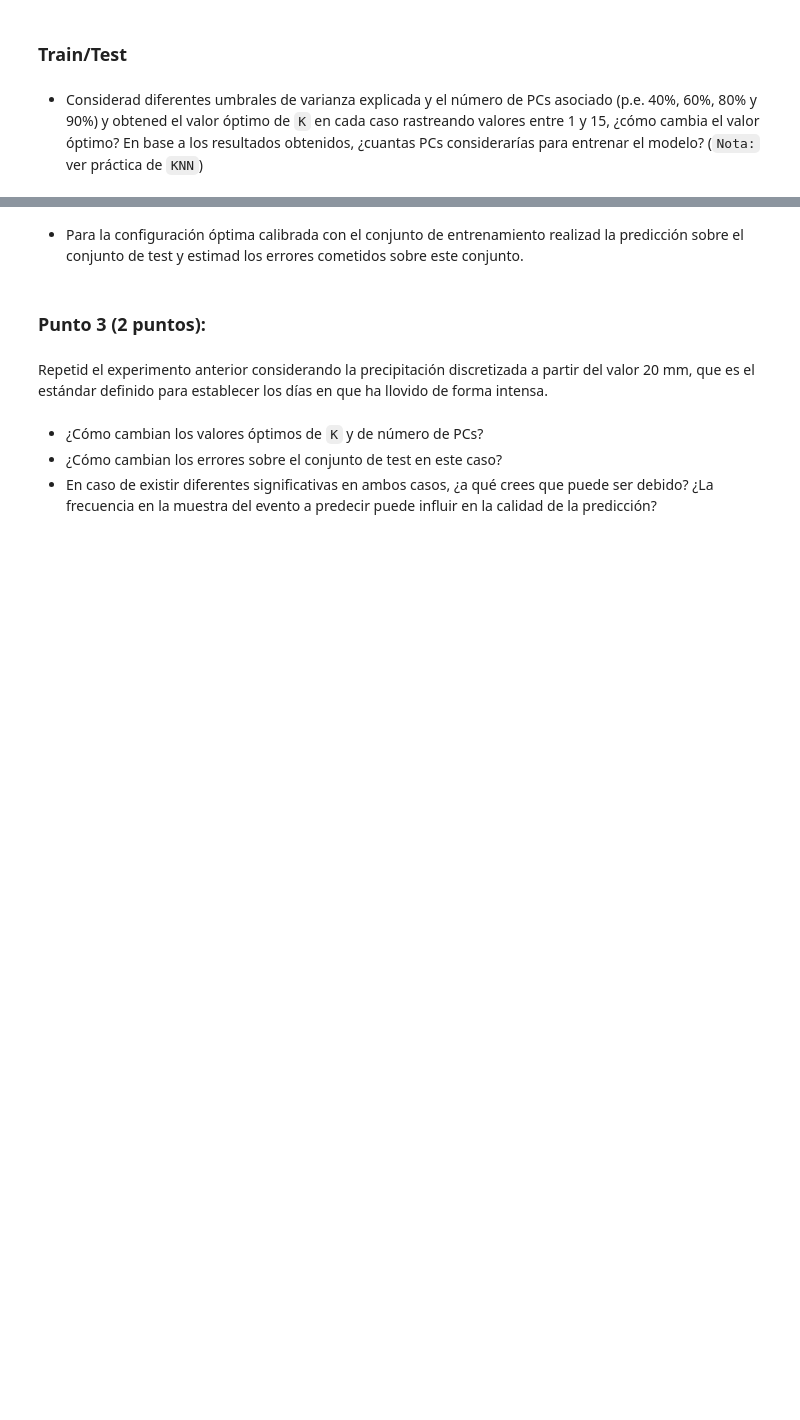
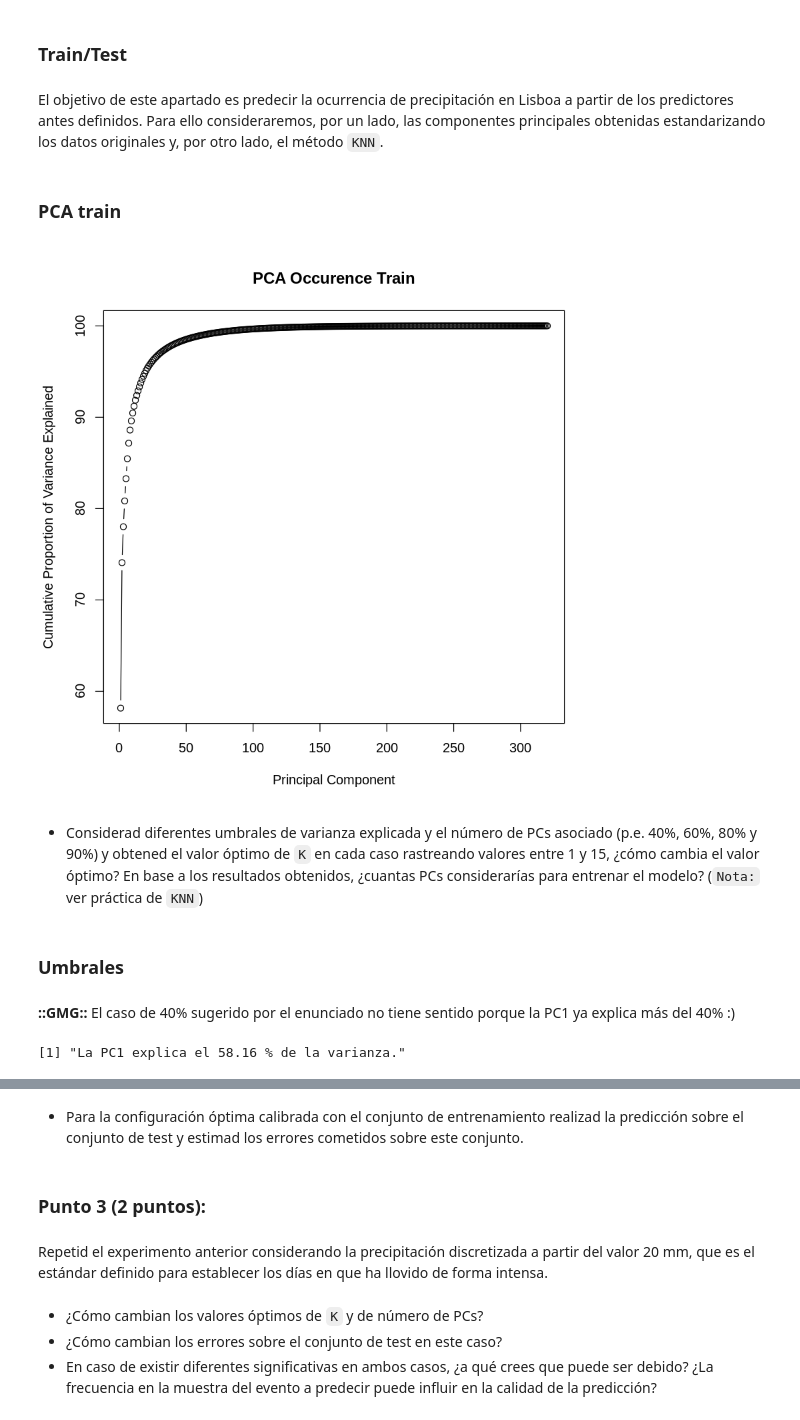
Before and after one commit to yerartdev/uc-m1966-datamining, a Jupyter notebook: d2/T02-m1966-clasificacion-reduccion-dimensionalidad.ipynb, the cells around one changed output, grey strips where cells are left out. Cells and saved outputs as stored; diff of their text form; code cells hidden in the pictures; blank space fills up the shorter version.

Commit message:
m1966 - práctica T02 (pca): punto 2, pca train y umbrales

```diff
--- a/d2/T02-m1966-clasificacion-reduccion-dimensionalidad.ipynb
+++ b/d2/T02-m1966-clasificacion-reduccion-dimensionalidad.ipynb
@@ -594,2 +596,19 @@ y_occ_test <- occurrence[indtest]
+# %% [markdown]
+El objetivo de este apartado es predecir la ocurrencia de precipitación en Lisboa a partir de los predictores antes definidos. Para ello consideraremos, por un lado, las componentes principales obtenidas estandarizando los datos originales y, por otro lado, el método `KNN`.
+# %% [markdown]
+### PCA train
+# %%
+#::GMG::Hago PCA (feature transformation) como paso previo a la clasificación
+pca_x_occ <- prcomp(x_occ_train, center = TRUE, scale. = TRUE)
+#::GMG:: cumulative scree plot
+plot(100*cumsum(pca_x_occ$sdev^2)/sum(pca_x_occ$sdev^2),
+     xlab = "Principal Component",
+     ylab = "Cumulative Proportion of Variance Explained",
+     type = "b",
+     main = 'PCA Occurence Train')
+# %% [output]
+[figure, added]
 # %% [markdown]
 * Considerad diferentes umbrales de varianza explicada y el número de PCs asociado (p.e. 40%, 60%, 80% y 90%) y obtened el valor óptimo de `K` en cada caso rastreando valores entre 1 y 15, ¿cómo cambia el valor óptimo? En base a los resultados obtenidos, ¿cuantas PCs considerarías para entrenar el modelo? (`Nota:` ver práctica de `KNN`)
+# %% [markdown]
+### Umbrales
@@ -595,0 +617,7 @@ y_occ_test <- occurrence[indtest]
+# %% [markdown]
+**::GMG::** El caso de 40% sugerido por el enunciado no tiene sentido porque la PC1 ya explica más del 40% :)
+# %%
+#::GMG::Porcentaje de la varianza explicada por PC1
+paste('La PC1 explica el', round(var_exp[1],2), '% de la varianza.')
+# %% [output]
+[1] "La PC1 explica el 58.16 % de la varianza."
```
Also changed, not shown: parts of 15 cells of this notebook.
